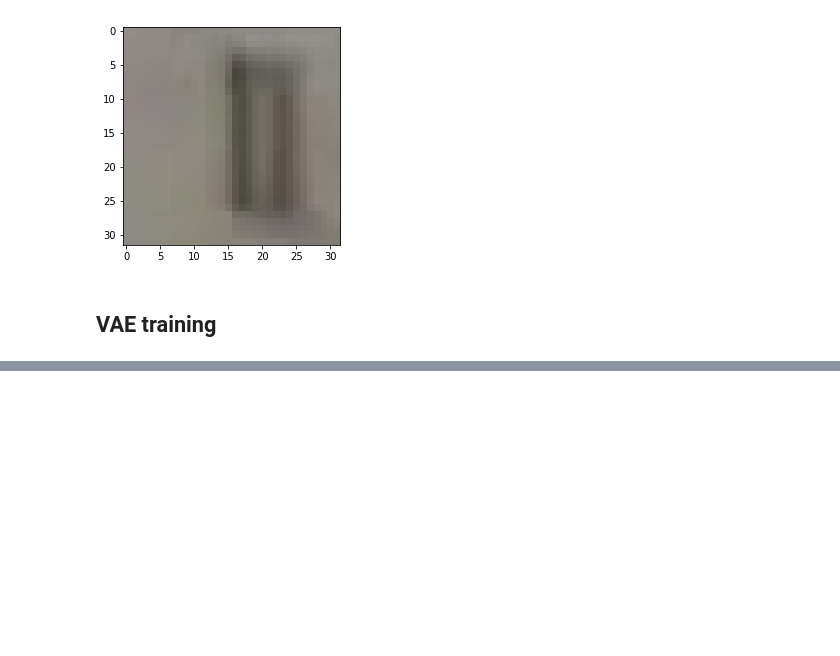
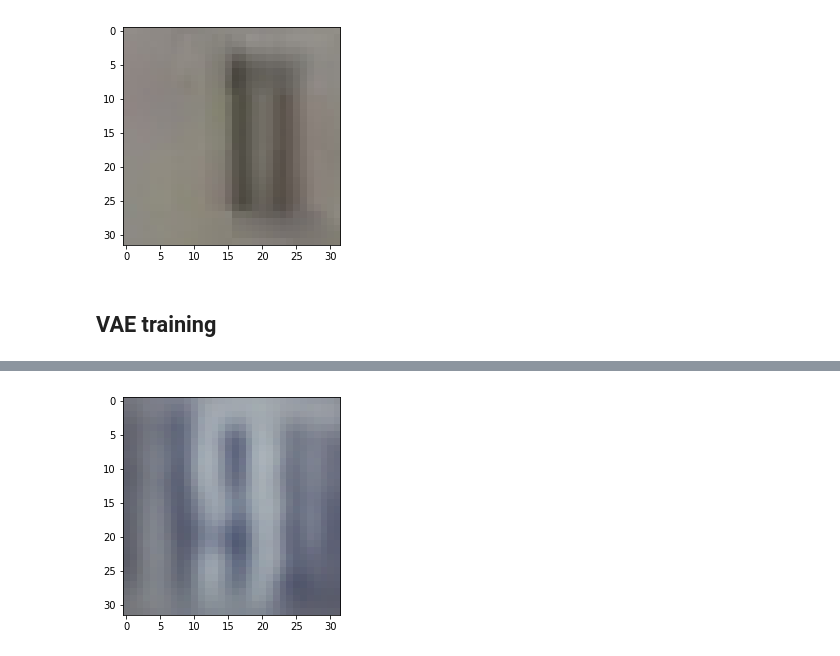
Before and after one commit to PBarde/IFT6135H19_assignment, a Jupyter notebook: assignment3/q3.ipynb, the cells around one changed output, grey strips where cells are left out. Saved outputs shown, nothing was run; the diff lists cells and outputs as text; code cells hidden in the pictures; blank space fills up the shorter version.

```diff
--- a/assignment3/q3.ipynb
+++ b/assignment3/q3.ipynb
@@ -194,0 +214,8 @@ Train Epoch: 9 [64000/65931 (97%)]      Loss: 112.260399
+# %%
+losses = []
+for epoch in range(20):
+    train_loss = train_vae(vae_model, epoch, train_loader, vae_optim)
+    test_loss = test_vae(vae_model, epoch, valid_loader)
+    losses.append((train_loss, test_loss))
+    generateImageWithVAE(vae_model, f"VAE_{vae_model.type}_epoch_{epoch}.jpg")
+# %% [output]
@@ -195 +239,2 @@ Train Epoch: 9 [64000/65931 (97%)]      Loss: 112.260399
+[figure, added]
 # %%
```
Also changed, not shown: parts of 14 cells of this notebook, 1 other file.
